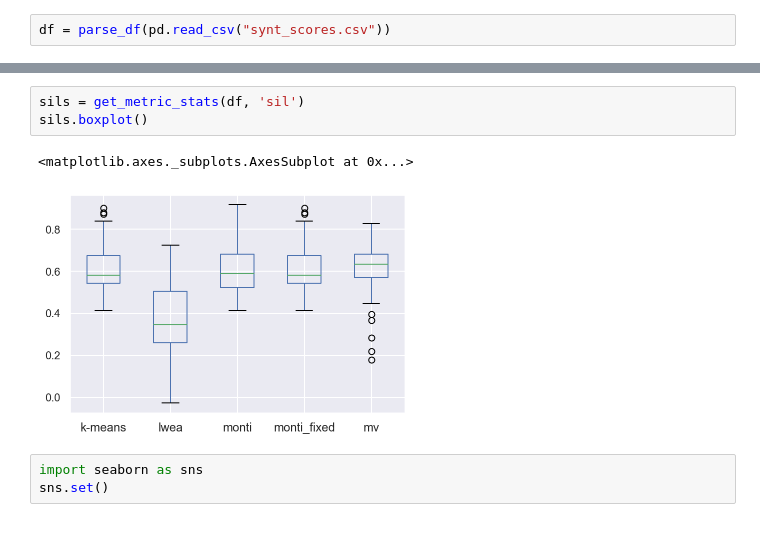
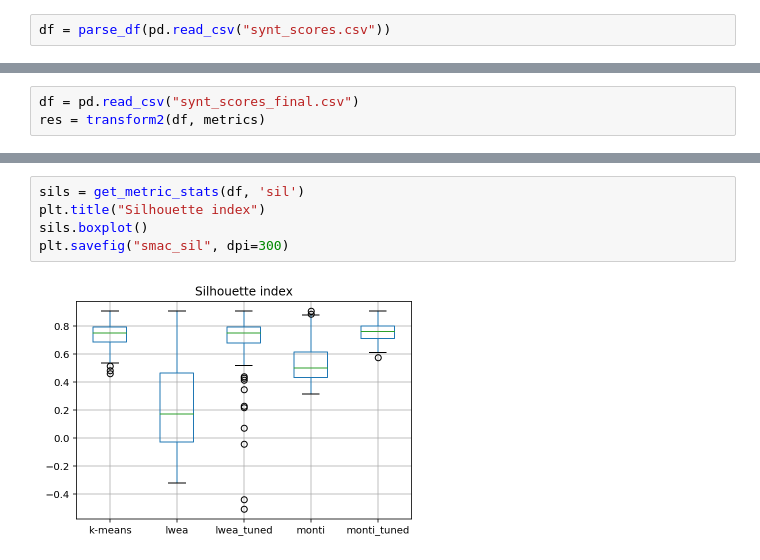
Before and after one commit to fedosiq/ensemble_clustering, a Jupyter notebook: experiments/scores/process_scores.ipynb, the cells around one changed output, grey strips where cells are left out. Cells and saved outputs as stored; diff of their text form; blank space fills up the shorter version.

```diff
--- a/experiments/scores/process_scores.ipynb
+++ b/experiments/scores/process_scores.ipynb
@@ -87,0 +109,3 @@ df = parse_df(pd.read_csv("synt_scores.csv"))
+# %%
+df = pd.read_csv("synt_scores_final.csv")
+res = transform2(df, metrics)
@@ -88,9 +122,7 @@ df = parse_df(pd.read_csv("synt_scores.csv"))
 # %%
 sils = get_metric_stats(df, 'sil')
+plt.title("Silhouette index")
 sils.boxplot()
+plt.savefig("smac_sil", dpi=300)
 # %% [output]
-<matplotlib.axes._subplots.AxesSubplot at 0x...>
-[figure, old version]
+[figure, new version]
-# %%
-import seaborn as sns
-sns.set()
```
Also changed, not shown: parts of 7 cells of this notebook, 5 other files.
